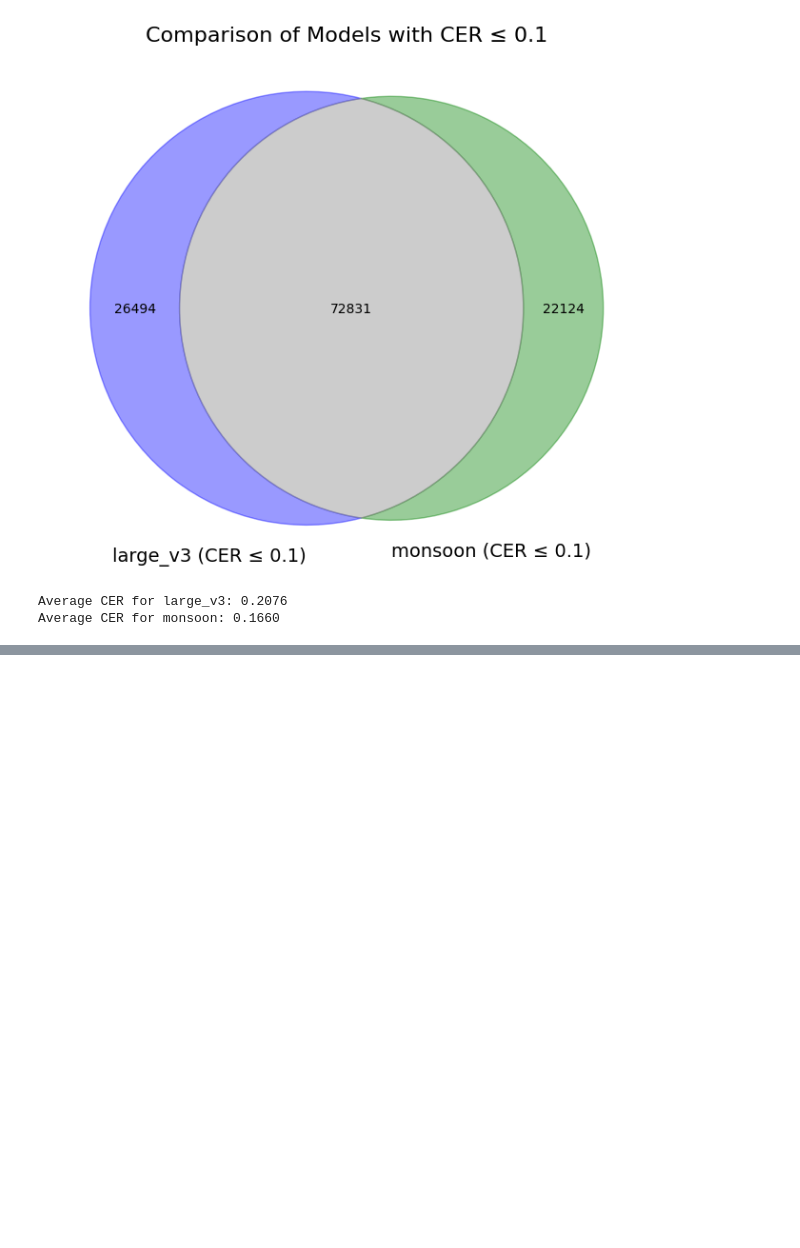
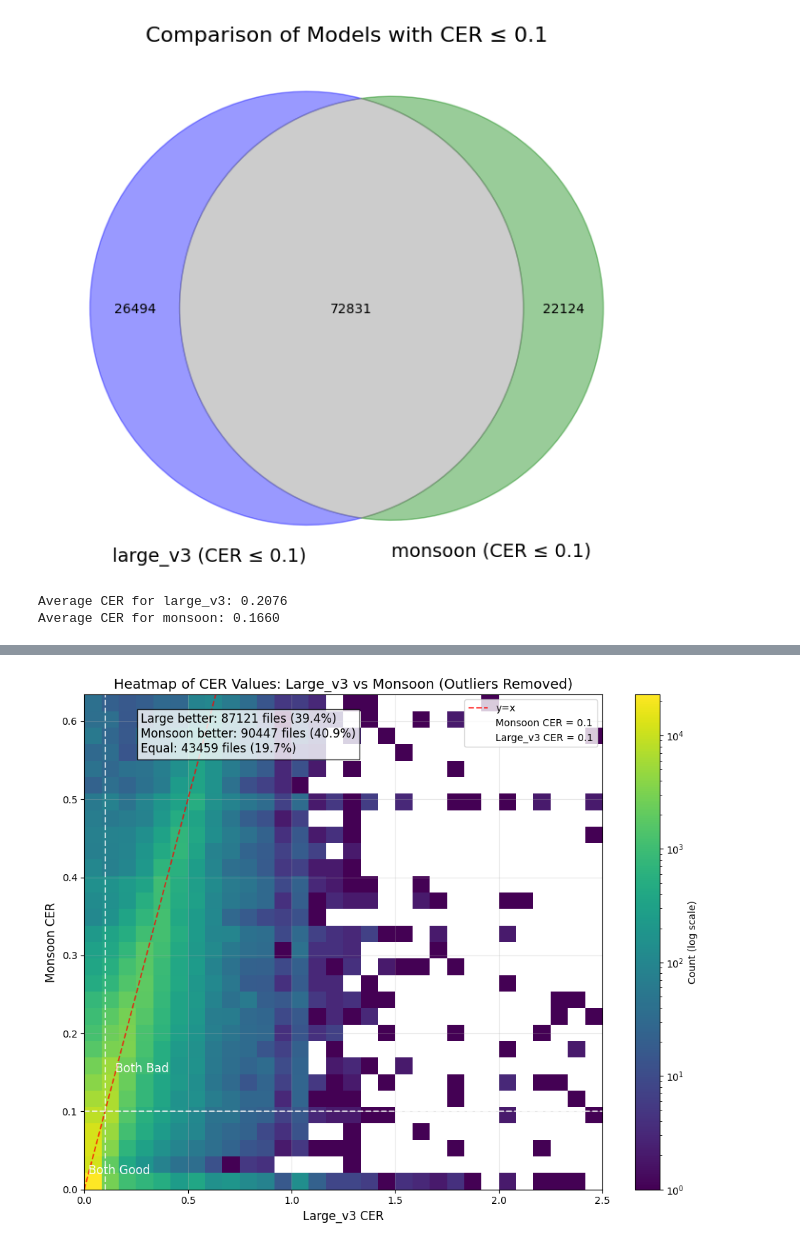
Before and after one commit to dubbing-ai/Restructure, a Jupyter notebook: analysis/whisper-large-vs-monsoon.ipynb, the cells around one changed output, grey strips where cells are left out. Cells and saved outputs as stored; diff of their text form; code cells hidden in the pictures; blank space fills up the shorter version.

Commit message:
add heatmap

```diff
--- a/analysis/whisper-large-vs-monsoon.ipynb
+++ b/analysis/whisper-large-vs-monsoon.ipynb
@@ -116 +117,78 @@ Both models good (CER ≤ 0.1) (sample of 3 rows):
 --------------------------------------------------------------------------------
+# %%
+# Merge the dataframes on filename to compare CER values
+merged_df = pd.merge(
+    df_large[['filename', 'cer']],
+    df_monsoon[['filename', 'cer']],
+    on='filename',
+    suffixes=('_large', '_monsoon')
+)
+
+# Function to remove outliers using z-score
+def remove_outliers(df, columns, z_threshold=3.0):
+    df_clean = df.copy()
+    for col in columns:
+        z_scores = np.abs(stats.zscore(df_clean[col]))
+        df_clean = df_clean[z_scores < z_threshold]
+    return df_clean
+
+# Remove outliers
+columns_to_check = ['cer_large', 'cer_monsoon']
+merged_df_no_outliers = remove_outliers(merged_df, columns_to_check)
+
+print(f"Original data points: {len(merged_df)}")
+print(f"After removing outliers: {len(merged_df_no_outliers)}")
+print(f"Removed {len(merged_df) - len(merged_df_no_outliers)} outliers")
+
+# Create the 2D histogram/heatmap
+plt.figure(figsize=(10, 8))
+
+# Create 2D histogram
+h = plt.hist2d(
+    merged_df_no_outliers['cer_large'],
+    merged_df_no_outliers['cer_monsoon'],
+    bins=30,
+    cmap='viridis',
+    norm=plt.matplotlib.colors.LogNorm()  # Logarithmic color scale for better visualization
+)
+
+# Add colorbar
+plt.colorbar(h[3], label='Count (log scale)')
+
+# Plot diagonal line (y=x)
+max_cer = max(merged_df_no_outliers['cer_large'].max(), merged_df_no_outliers['cer_monsoon'].max())
+plt.plot([0, max_cer], [0, max_cer], 'r--', alpha=0.7, label='y=x')
+
+# Plot threshold lines
+plt.axhline(y=0.1, color='white', linestyle='--', alpha=0.7, label='Monsoon CER = 0.1')
+plt.axvline(x=0.1, color='white', linestyle='--', alpha=0.7, label='Large_v3 CER = 0.1')
+
+# Add quadrant labels
+plt.text(0.02, 0.02, 'Both Good', fontsize=12, color='white')
+plt.text(0.15, 0.02, '', fontsize=12, color='white')
+plt.text(0.02, 0.15, '', fontsize=12, color='white')
+plt.text(0.15, 0.15, 'Both Bad', fontsize=12, color='white')
+
+# Customize plot
+plt.xlabel('Large_v3 CER', fontsize=12)
+plt.ylabel('Monsoon CER', fontsize=12)
+plt.title('Heatmap of CER Values: Large_v3 vs Monsoon (Outliers Removed)', fontsize=14)
+plt.grid(True, alpha=0.3)
+plt.legend(loc='upper right')
+
+# Calculate which model has better overall performance
+better_count = (merged_df_no_outliers['cer_large'] > merged_df_no_outliers['cer_monsoon']).sum()
+worse_count = (merged_df_no_outliers['cer_large'] < merged_df_no_outliers['cer_monsoon']).sum()
+equal_count = (merged_df_no_outliers['cer_large'] == merged_df_no_outliers['cer_monsoon']).sum()
+
+# Add a textbox with statistics
+stats_text = (
+    f"Large better: {worse_count} files ({worse_count/len(merged_df_no_outliers):.1%})\n"
+    f"Monsoon better: {better_count} files ({better_count/len(merged_df_no_outliers):.1%})\n"
+    f"Equal: {equal_count} files ({equal_count/len(merged_df_no_outliers):.1%})"
+)
+plt.figtext(0.15, 0.85, stats_text, fontsize=12, bbox=dict(facecolor='white', alpha=0.8))
+
+plt.tight_layout()
+plt.show()
+# %% [output]
@@ -116,0 +198 @@ Both models good (CER ≤ 0.1) (sample of 3 rows):
+[figure, added]
```
Also changed, not shown: parts of 3 cells of this notebook.
